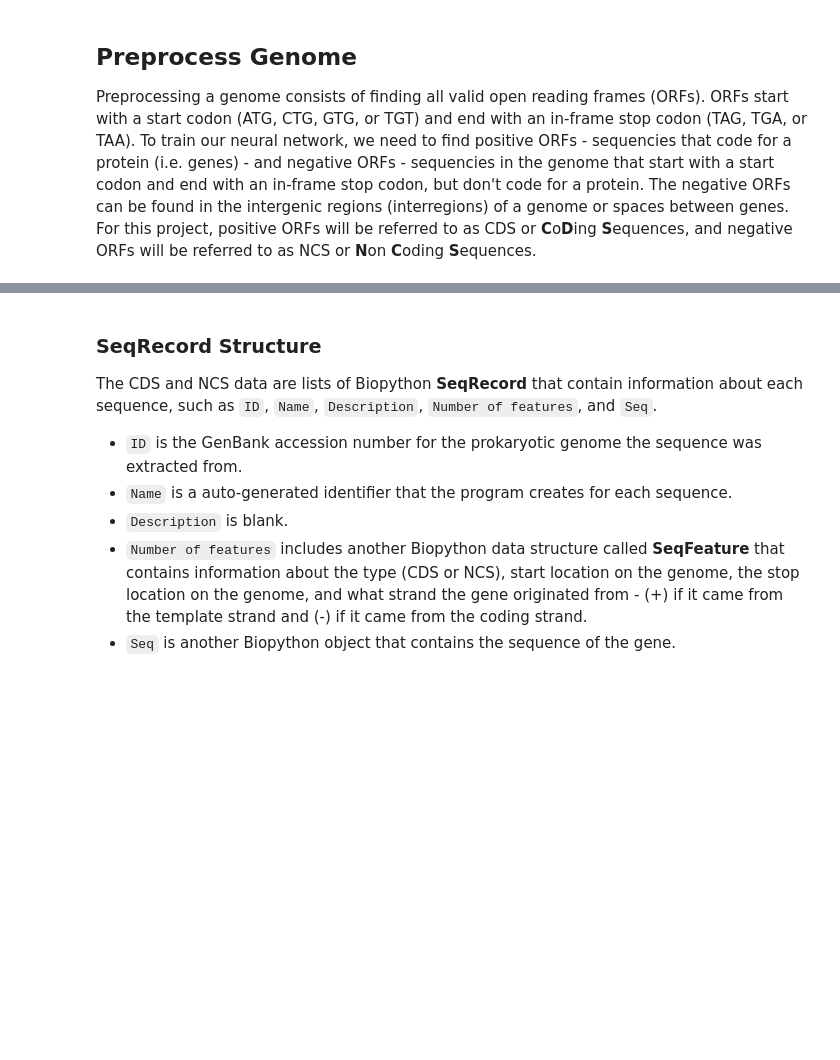
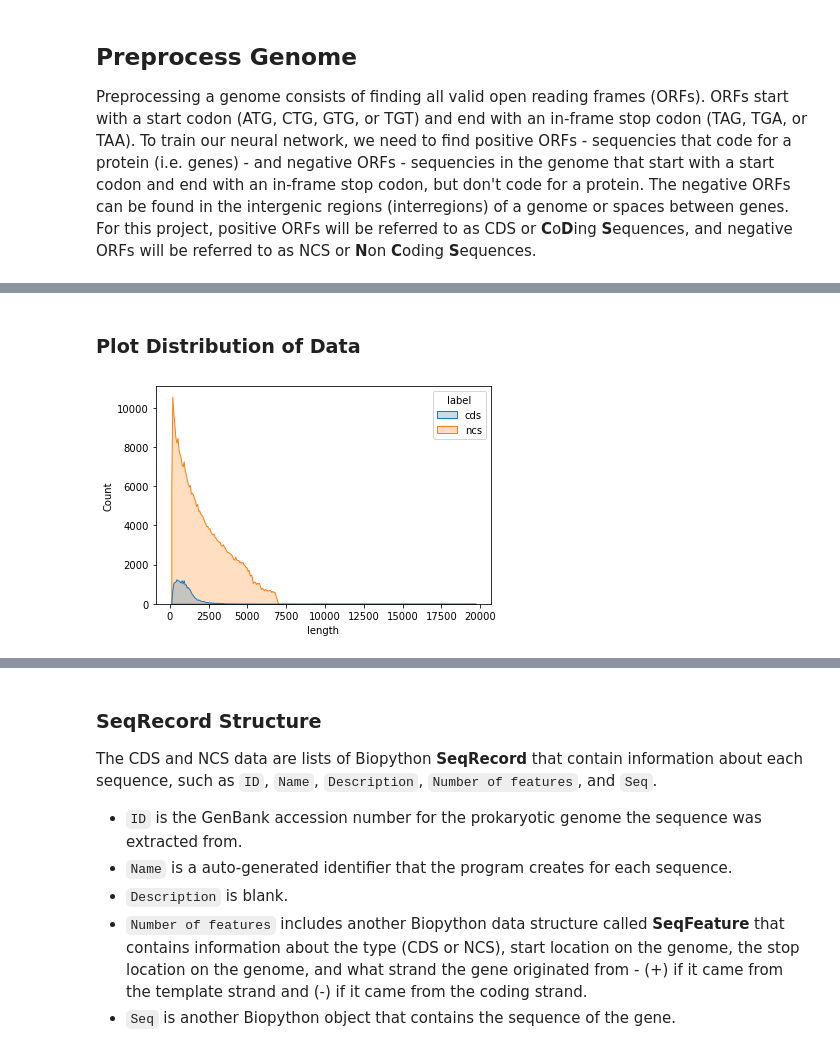
Before and after one commit to viggy-ravi/gene-prediction, a Jupyter notebook: gene_prediction_pipeline.ipynb, the cells around one changed output, grey strips where cells are left out. Drawn from its saved outputs; the diff is of its cells as text; code cells hidden in the pictures; blank space fills up the shorter version.

```diff
--- a/gene_prediction_pipeline.ipynb
+++ b/gene_prediction_pipeline.ipynb
@@ -96,0 +110,6 @@ print(f'{sys.getsizeof(_ncs) / 1000} kB')
+# %% [markdown]
+### Plot Distribution of Data
+# %%
+preprocess.plot_data_distributions(_cds, _ncs, x='length')
+# %% [output]
+[figure, added]
```
Also changed, not shown: parts of 24 cells of this notebook.
